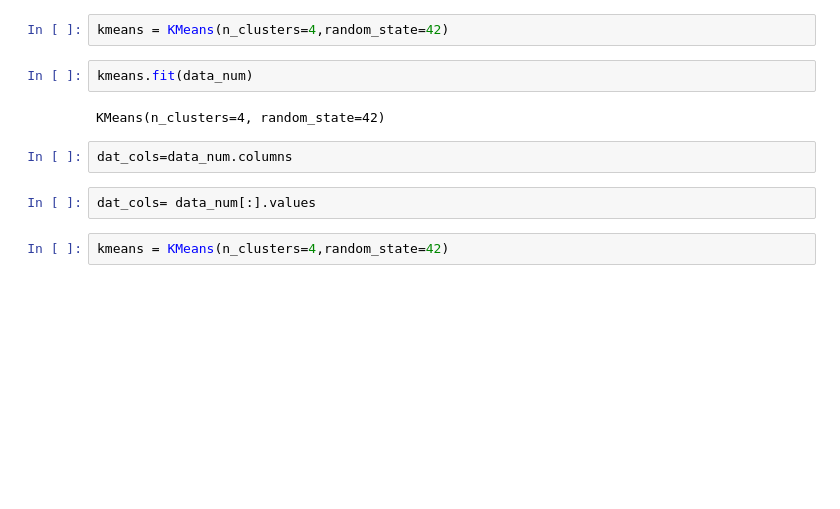
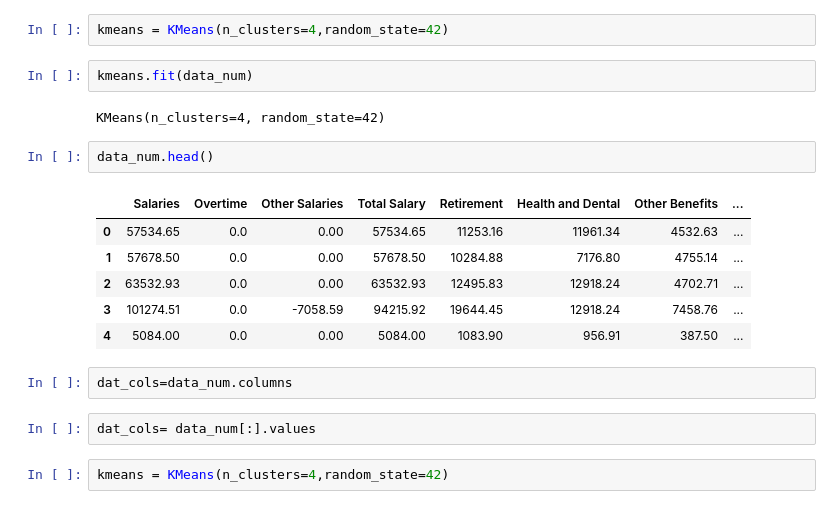
Before and after one commit to kigit2017/Clustering, a Jupyter notebook: SFOEmployees_Kmeans.ipynb, the cells around one changed output. Drawn from its saved outputs; the diff is of its cells as text; blank space fills up the shorter version.

```diff
--- a/SFOEmployees_Kmeans.ipynb
+++ b/SFOEmployees_Kmeans.ipynb
@@ -90,6 +90,15 @@ kmeans = KMeans(n_clusters=4,random_state=42)
 kmeans.fit(data_num)
 # %% [output]
 KMeans(n_clusters=4, random_state=42)
+# %%
+data_num.head()
+# %% [output]
+|  | Salaries | Overtime | Other Salaries | Total Salary | Retirement | Health and Dental | Other Benefits | ... |
+| 0 | 57534.65 | 0.0 | 0.00 | 57534.65 | 11253.16 | 11961.34 | 4532.63 | ... |
+| 1 | 57678.50 | 0.0 | 0.00 | 57678.50 | 10284.88 | 7176.80 | 4755.14 | ... |
+| 2 | 63532.93 | 0.0 | 0.00 | 63532.93 | 12495.83 | 12918.24 | 4702.71 | ... |
+| 3 | 101274.51 | 0.0 | -7058.59 | 94215.92 | 19644.45 | 12918.24 | 7458.76 | ... |
+| 4 | 5084.00 | 0.0 | 0.00 | 5084.00 | 1083.90 | 956.91 | 387.50 | ... |
 # %%
 dat_cols=data_num.columns
 # %%
```
Also changed, not shown: parts of 5 cells of this notebook.
